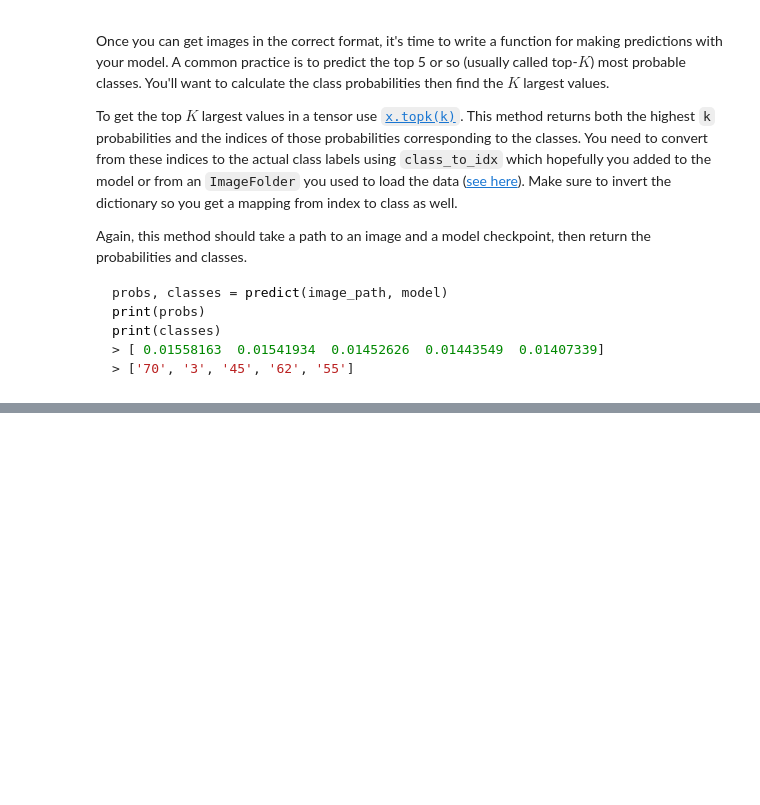
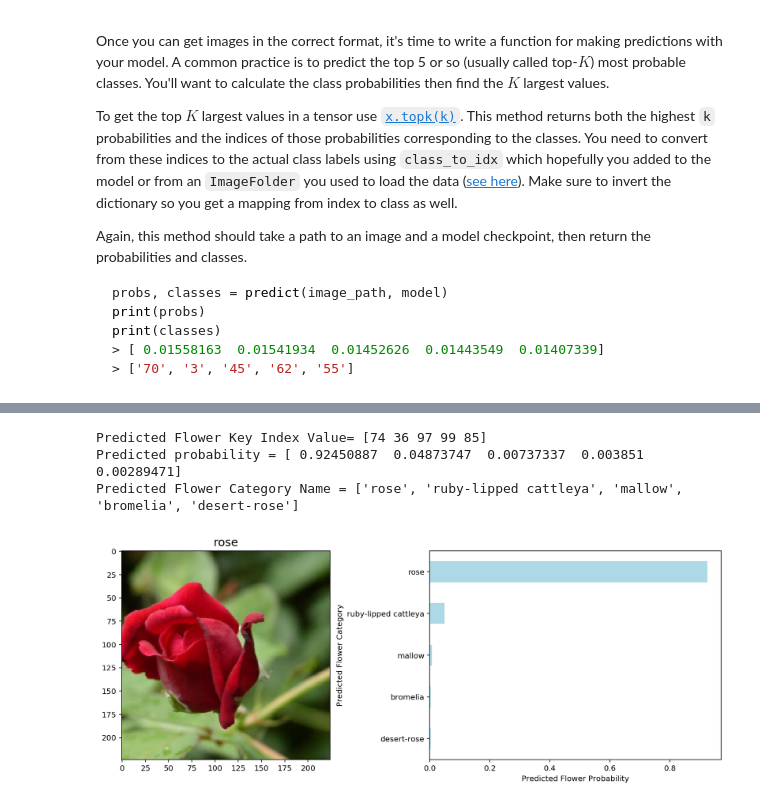
Before and after one commit to cynthia3r/flower_image_classifier, a Jupyter notebook: Image Classifier Project.ipynb, the cells around one changed output, grey strips where cells are left out. Drawn from its saved outputs; the diff is of its cells as text; code cells hidden in the pictures; blank space fills up the shorter version.

```diff
--- a/Image Classifier Project.ipynb
+++ b/Image Classifier Project.ipynb
@@ -525,0 +528,10 @@ Predicted Flower Category Name = ['corn poppy', 'stemless gentian', 'petunia', '
+# %%
+# Test image path and image filename
+test_image_path = data_dir + '/test/' + '74/image_01191.jpg'
+#Display Predicted Flower Probability and Category
+predict_and_display_probability_category(test_image_path, model, topk=5)
+# %% [output]
+Predicted Flower Key Index Value= [74 36 97 99 85]
+Predicted probability = [ 0.92450887  0.04873747  0.00737337  0.003851    0.00289471]
+Predicted Flower Category Name = ['rose', 'ruby-lipped cattleya', 'mallow', 'bromelia', 'desert-rose']
+[figure, added]
```
Also changed, not shown: parts of 13 cells of this notebook.
